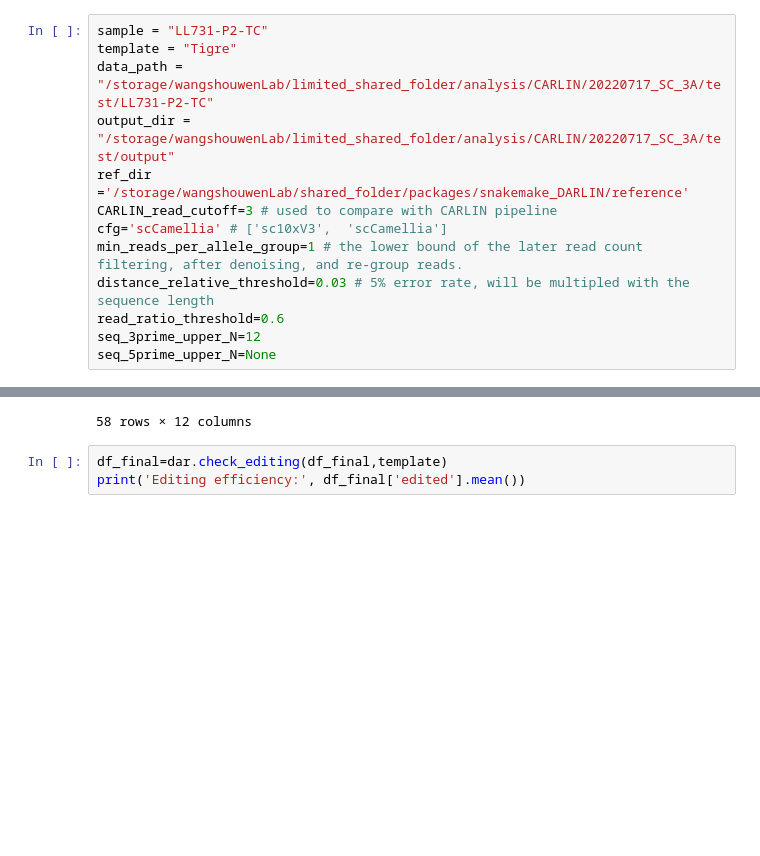
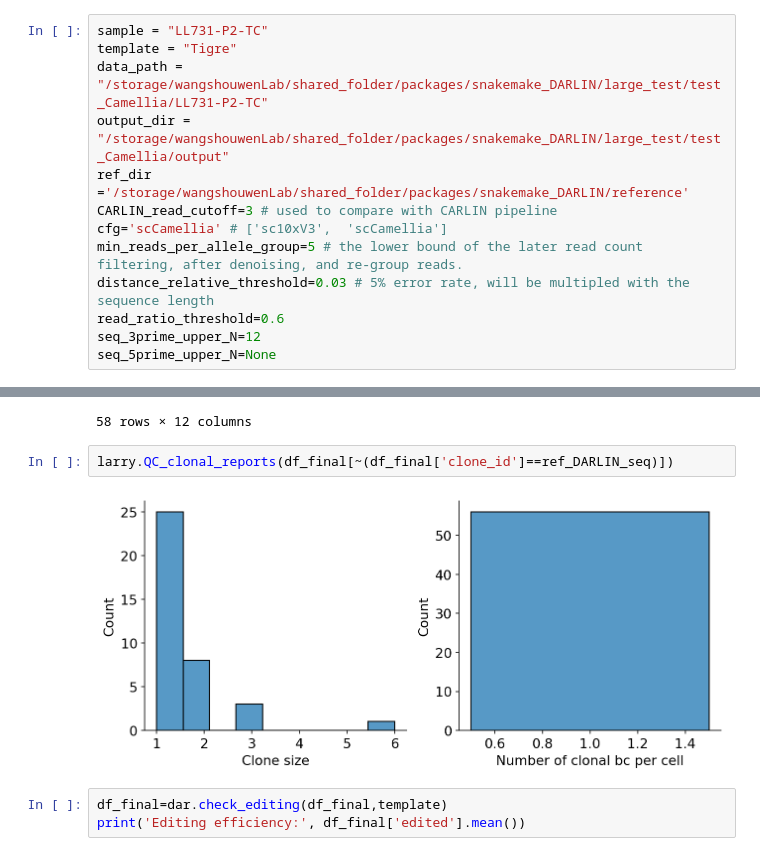
Before and after one commit to JarningGau/snakemake_DARLIN, a Jupyter notebook: QC/single_cell_DARLIN-scCamellia.ipynb, the cells around one changed output, grey strips where cells are left out. Drawn from its saved outputs; the diff is of its cells as text; blank space fills up the shorter version.

```diff
--- a/QC/single_cell_DARLIN-scCamellia.ipynb
+++ b/QC/single_cell_DARLIN-scCamellia.ipynb
@@ -1,12 +1,12 @@
 # %%
 sample = "LL731-P2-TC"
 template = "Tigre"
-data_path = "/storage/wangshouwenLab/limited_shared_folder/analysis/CARLIN/20220717_SC_3A/test/LL731-P2-TC"
-output_dir = "/storage/wangshouwenLab/limited_shared_folder/analysis/CARLIN/20220717_SC_3A/test/output"
+data_path = "/storage/wangshouwenLab/shared_folder/packages/snakemake_DARLIN/large_test/test_Camellia/LL731-P2-TC"
+output_dir = "/storage/wangshouwenLab/shared_folder/packages/snakemake_DARLIN/large_test/test_Camellia/output"
 ref_dir ='/storage/wangshouwenLab/shared_folder/packages/snakemake_DARLIN/reference'
 CARLIN_read_cutoff=3 # used to compare with CARLIN pipeline
 cfg='scCamellia' # ['sc10xV3',  'scCamellia']
-min_reads_per_allele_group=1 # the lower bound of the later read count filtering, after denoising, and re-group reads.
+min_reads_per_allele_group=5 # the lower bound of the later read count filtering, after denoising, and re-group reads.
 distance_relative_threshold=0.03 # 5% error rate, will be multipled with the sequence length
 read_ratio_threshold=0.6
 seq_3prime_upper_N=12
@@ -248,6 +248,10 @@ df_final.sort_values('bc_length')
 | 32 | LL731-P2-TC | LL731-P2-TC_GATAGACA | GATAGACA | TCGCCGGAGTCGAGACGCTGACGATATGGAGTC... | 29 | 1 | 273 | 273 | ... |
 | 31 | LL731-P2-TC | LL731-P2-TC_AAGACGGA | AAGACGGA | TCGCCGGAGTCGAGACGCTGACGATATGGAGTC... | 34 | 2 | 273 | 273 | ... |
 58 rows × 12 columns
+# %%
+larry.QC_clonal_reports(df_final[~(df_final['clone_id']==ref_DARLIN_seq)])
+# %% [output]
+[figure, added]
 # %%
 df_final=dar.check_editing(df_final,template)
 print('Editing efficiency:', df_final['edited'].mean())
```
Also changed, not shown: 1 other file.
